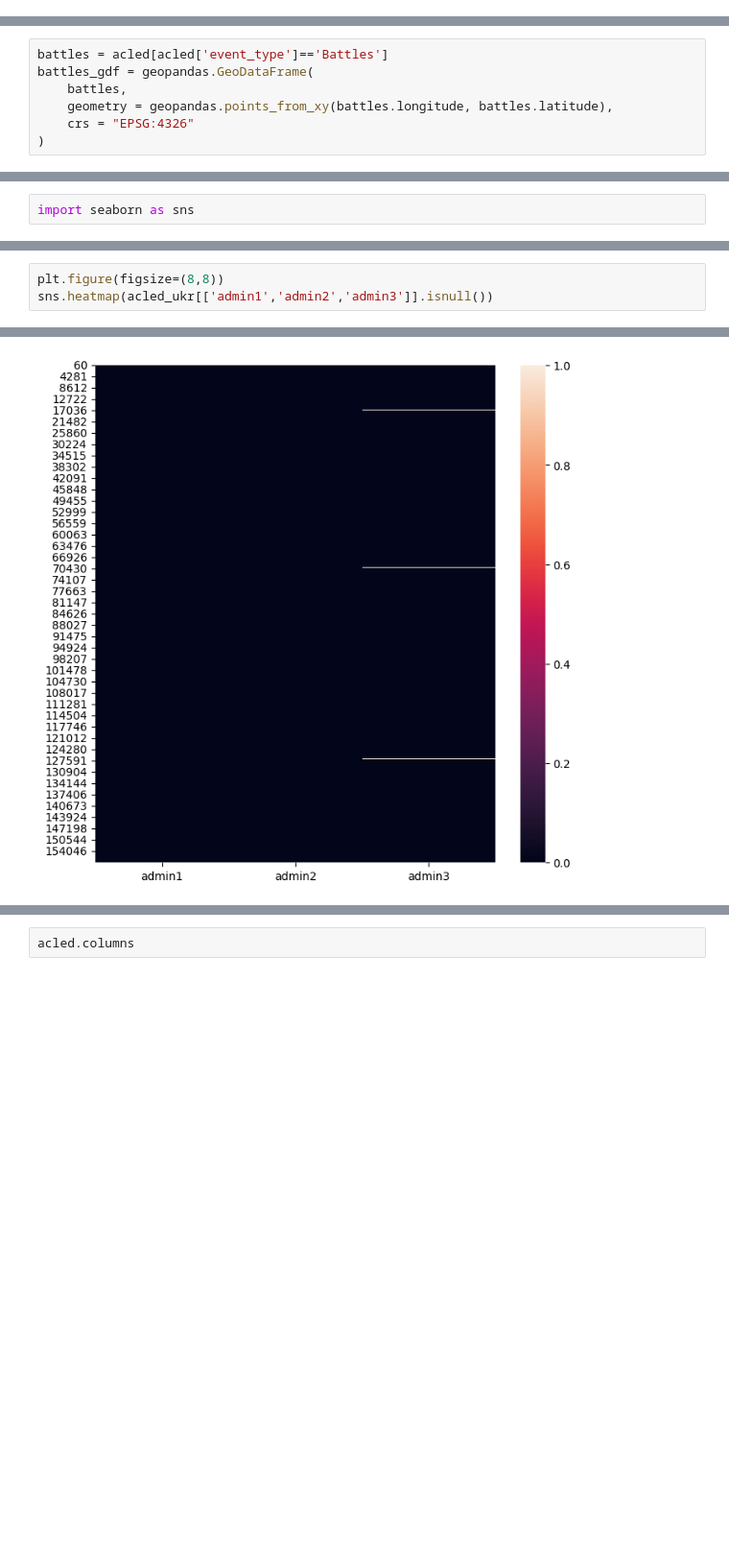
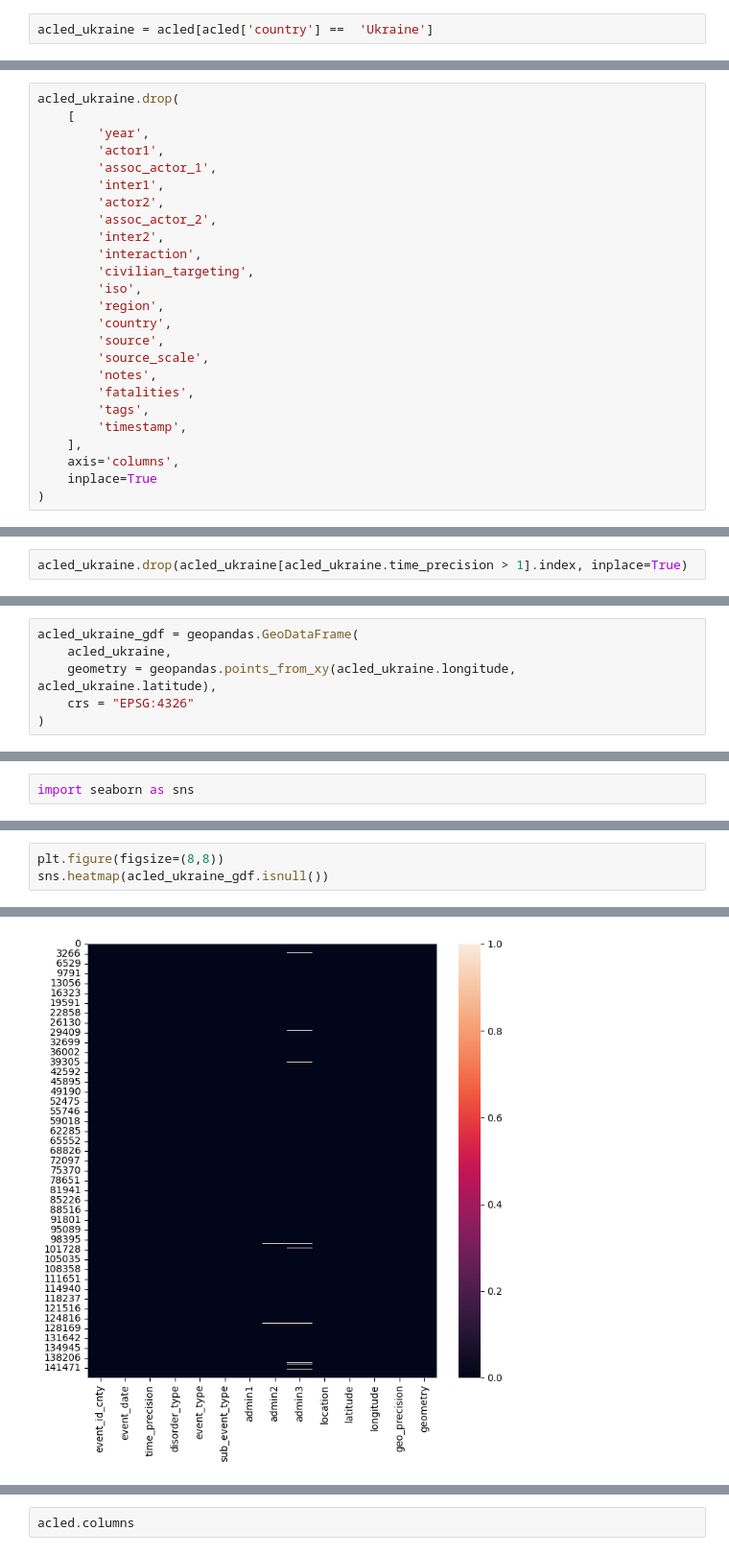
Before and after one commit to auto-d/ukraine_analysis, a Jupyter notebook: eda.ipynb, the cells around one changed output, grey strips where cells are left out. Shown at 96% size. Drawn from its saved outputs; the diff is of its cells as text; blank space fills up the shorter version.

```diff
--- a/eda.ipynb
+++ b/eda.ipynb
@@ -428,0 +799,2 @@ Related, but not covered in the above, is the problem of aligning the reporting
+# %%
+acled_ukraine = acled[acled['country'] ==  'Ukraine']
@@ -428,0 +816,25 @@ Related, but not covered in the above, is the problem of aligning the reporting
+# %%
+acled_ukraine.drop(
+    [
+        'year',
+        'actor1',
+        'assoc_actor_1',
+        'inter1',
+        'actor2',
+        'assoc_actor_2',
+        'inter2',
+        'interaction',
+        'civilian_targeting',
+        'iso',
+        'region',
+        'country',
+        'source',
+        'source_scale',
+        'notes',
+        'fatalities',
+        'tags',
+        'timestamp',
+    ],
+    axis='columns',
+    inplace=True
+)
@@ -429 +853,3 @@ Related, but not covered in the above, is the problem of aligning the reporting
+# %%
+acled_ukraine.drop(acled_ukraine[acled_ukraine.time_precision > 1].index, inplace=True)
 # %%
@@ -453,7 +879,6 @@ array(['Armed clash', 'Non-state actor overtakes territory',
 # %%
-battles = acled[acled['event_type']=='Battles']
-battles_gdf = geopandas.GeoDataFrame(
-    battles,
-    geometry = geopandas.points_from_xy(battles.longitude, battles.latitude),
+acled_ukraine_gdf = geopandas.GeoDataFrame(
+    acled_ukraine,
+    geometry = geopandas.points_from_xy(acled_ukraine.longitude, acled_ukraine.latitude),
     crs = "EPSG:4326"
 )
@@ -474,7 +900,7 @@ plt.show()
 # %%
 plt.figure(figsize=(8,8))
-sns.heatmap(acled_ukr[['admin1','admin2','admin3']].isnull())
+sns.heatmap(acled_ukraine_gdf.isnull())
 # %% [output]
 <Axes: >
-[figure, old version]
+[figure, new version]
 # %%
```
Also changed, not shown: parts of 171 cells of this notebook.
